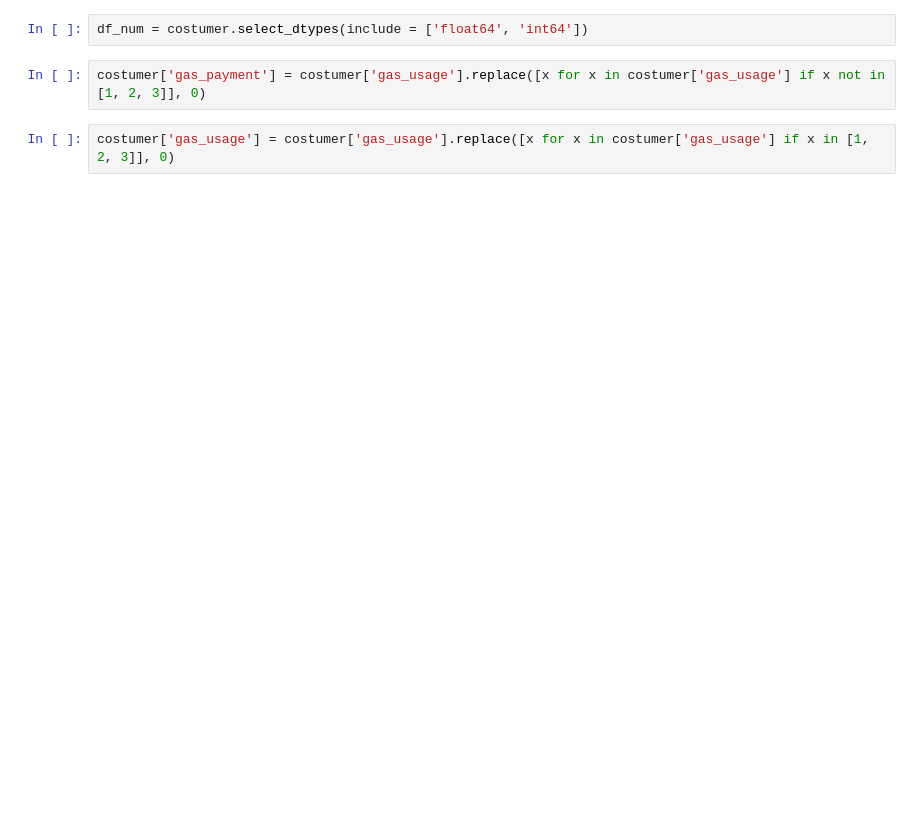
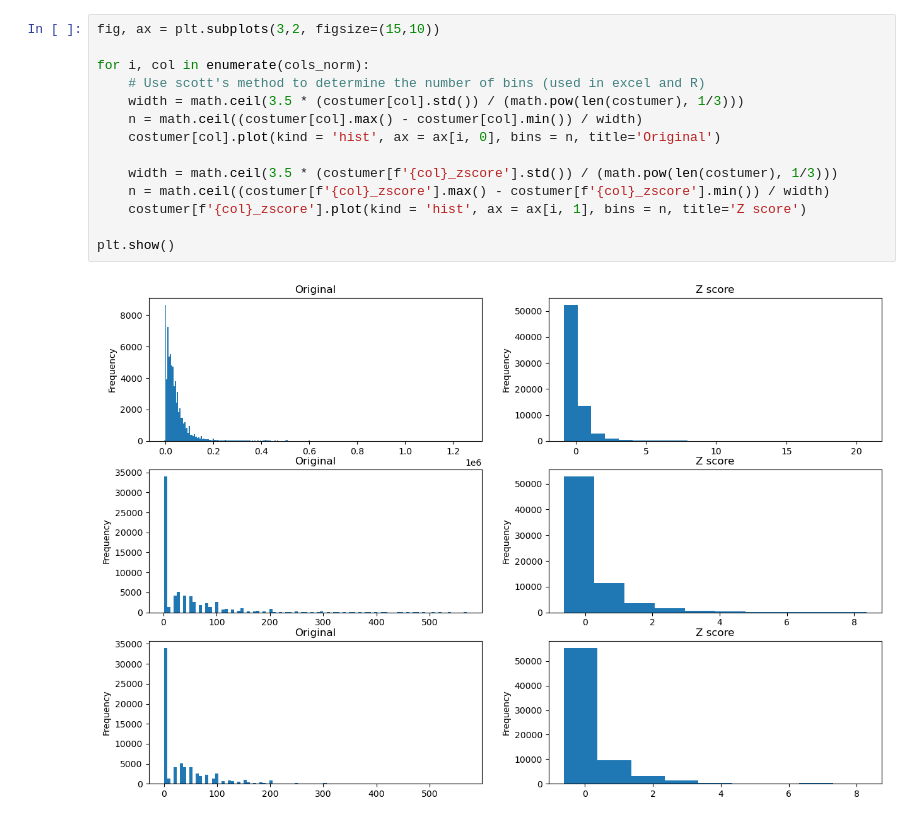
Before and after one commit to joaopecomonteiro/trabalho_ids, a Jupyter notebook: coise.ipynb, the cells around one changed output. Saved outputs shown, nothing was run; the diff lists cells and outputs as text; blank space fills up the shorter version.

```diff
--- a/coise.ipynb
+++ b/coise.ipynb
@@ -74,6 +117,16 @@ plt.show()
-# %%
-df_num = costumer.select_dtypes(include = ['float64', 'int64'])
-# %%
-costumer['gas_payment'] = costumer['gas_usage'].replace([x for x in costumer['gas_usage'] if x not in [1, 2, 3]], 0)
-# %%
-costumer['gas_usage'] = costumer['gas_usage'].replace([x for x in costumer['gas_usage'] if x in [1, 2, 3]], 0)
+# %%
+fig, ax = plt.subplots(3,2, figsize=(15,10))
+
+for i, col in enumerate(cols_norm):
+    # Use scott's method to determine the number of bins (used in excel and R)
+    width = math.ceil(3.5 * (costumer[col].std()) / (math.pow(len(costumer), 1/3)))
+    n = math.ceil((costumer[col].max() - costumer[col].min()) / width)
+    costumer[col].plot(kind = 'hist', ax = ax[i, 0], bins = n, title='Original')
+
+    width = math.ceil(3.5 * (costumer[f'{col}_zscore'].std()) / (math.pow(len(costumer), 1/3)))
+    n = math.ceil((costumer[f'{col}_zscore'].max() - costumer[f'{col}_zscore'].min()) / width)
+    costumer[f'{col}_zscore'].plot(kind = 'hist', ax = ax[i, 1], bins = n, title='Z score')
+
+plt.show()
+# %% [output]
+[figure, added]
```
Also changed, not shown: parts of 16 cells of this notebook.
